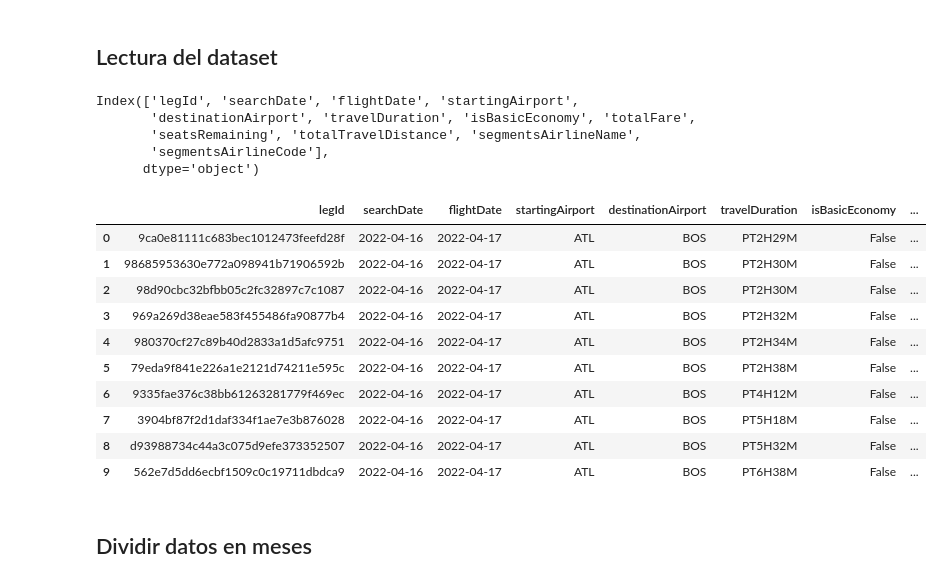
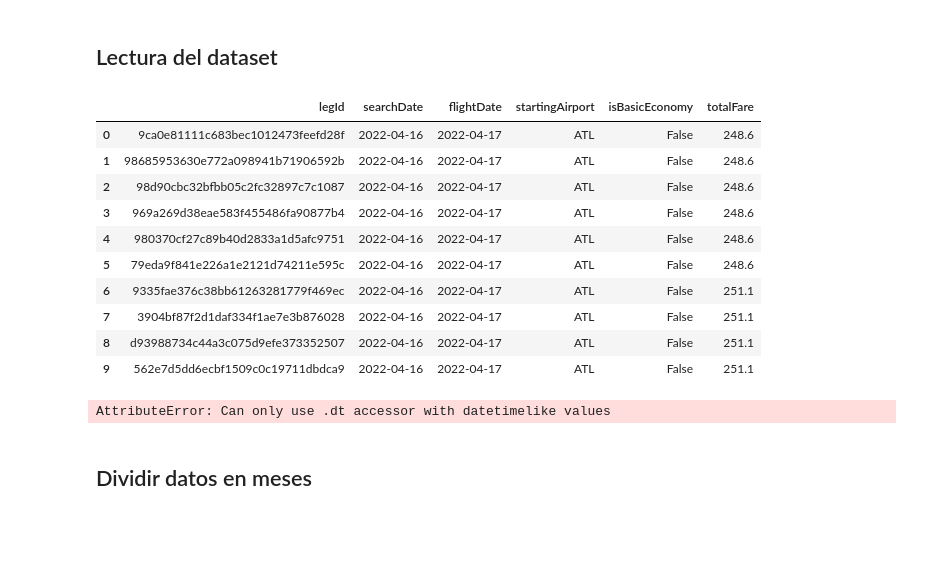
Before and after one commit to PRegi6/Min, a Jupyter notebook: ProyectoMIN.ipynb, the cells around one changed output. Drawn from its saved outputs; the diff is of its cells as text; code cells hidden in the pictures; blank space fills up the shorter version.

```diff
--- a/ProyectoMIN.ipynb
+++ b/ProyectoMIN.ipynb
@@ -9,7 +10,7 @@ import numpy as np
 ## Rutas
 # %%
 path = './Data/'
-file = 'itineraries_300000_clean.csv'
+file = 'itineraries_clean.csv'
 # %% [markdown]
 ## Limpieza del dataset
 # %%
@@ -47,24 +48,24 @@ data.to_csv(path + finalFile,index=False)
 # %%
 split = lambda x: x.split("||")
 
-data = pd.read_csv(path + file,decimal='.',usecols=columnsSelected,parse_dates=[1,2], converters={'segmentsAirlineName':split, 'segmentsAirlineCode':split})
-arrayNp = data.to_numpy()
-print(data.columns)
+columnsSelected = [ 'legId', 'searchDate', 'flightDate', 'startingAirport',
+    #'destinationAirport', 'travelDuration',
+    'isBasicEconomy', 'totalFare',
+    #'seatsRemaining', 'totalTravelDistance',
+    #'segmentsAirlineName', 'segmentsAirlineCode'
+    ]
+
+data = pd.read_csv(path + file,decimal='.',usecols=columnsSelected, parse_dates=[1,2],)# converters={'segmentsAirlineName':split, 'segmentsAirlineCode':split})
 data[:10]
 # %% [output]
-Index(['legId', 'searchDate', 'flightDate', 'startingAirport',
-       'destinationAirport', 'travelDuration', 'isBasicEconomy', 'totalFare',
-       'seatsRemaining', 'totalTravelDistance', 'segmentsAirlineName',
-       'segmentsAirlineCode'],
-      dtype='object')
-|  | legId | searchDate | flightDate | startingAirport | destinationAirport | travelDuration | isBasicEconomy | ... |
-| 0 | 9ca0e81111c683bec1012473feefd28f | 2022-04-16 | 2022-04-17 | ATL | BOS | PT2H29M | False | ... |
-| 1 | 98685953630e772a098941b71906592b | 2022-04-16 | 2022-04-17 | ATL | BOS | PT2H30M | False | ... |
-| 2 | 98d90cbc32bfbb05c2fc32897c7c1087 | 2022-04-16 | 2022-04-17 | ATL | BOS | PT2H30M | False | ... |
-| 3 | 969a269d38eae583f455486fa90877b4 | 2022-04-16 | 2022-04-17 | ATL | BOS | PT2H32M | False | ... |
-| 4 | 980370cf27c89b40d2833a1d5afc9751 | 2022-04-16 | 2022-04-17 | ATL | BOS | PT2H34M | False | ... |
-| 5 | 79eda9f841e226a1e2121d74211e595c | 2022-04-16 | 2022-04-17 | ATL | BOS | PT2H38M | False | ... |
-| 6 | 9335fae376c38bb61263281779f469ec | 2022-04-16 | 2022-04-17 | ATL | BOS | PT4H12M | False | ... |
-| 7 | 3904bf87f2d1daf334f1ae7e3b876028 | 2022-04-16 | 2022-04-17 | ATL | BOS | PT5H18M | False | ... |
-| 8 | d93988734c44a3c075d9efe373352507 | 2022-04-16 | 2022-04-17 | ATL | BOS | PT5H32M | False | ... |
-| 9 | 562e7d5dd6ecbf1509c0c19711dbdca9 | 2022-04-16 | 2022-04-17 | ATL | BOS | PT6H38M | False | ... |
+|  | legId | searchDate | flightDate | startingAirport | isBasicEconomy | totalFare |
+| 0 | 9ca0e81111c683bec1012473feefd28f | 2022-04-16 | 2022-04-17 | ATL | False | 248.6 |
+| 1 | 98685953630e772a098941b71906592b | 2022-04-16 | 2022-04-17 | ATL | False | 248.6 |
+| 2 | 98d90cbc32bfbb05c2fc32897c7c1087 | 2022-04-16 | 2022-04-17 | ATL | False | 248.6 |
+| 3 | 969a269d38eae583f455486fa90877b4 | 2022-04-16 | 2022-04-17 | ATL | False | 248.6 |
+| 4 | 980370cf27c89b40d2833a1d5afc9751 | 2022-04-16 | 2022-04-17 | ATL | False | 248.6 |
+| 5 | 79eda9f841e226a1e2121d74211e595c | 2022-04-16 | 2022-04-17 | ATL | False | 248.6 |
+| 6 | 9335fae376c38bb61263281779f469ec | 2022-04-16 | 2022-04-17 | ATL | False | 251.1 |
+| 7 | 3904bf87f2d1daf334f1ae7e3b876028 | 2022-04-16 | 2022-04-17 | ATL | False | 251.1 |
+| 8 | d93988734c44a3c075d9efe373352507 | 2022-04-16 | 2022-04-17 | ATL | False | 251.1 |
+| 9 | 562e7d5dd6ecbf1509c0c19711dbdca9 | 2022-04-16 | 2022-04-17 | ATL | False | 251.1 |
@@ -70,0 +74,5 @@ Index(['legId', 'searchDate', 'flightDate', 'startingAirport',
+# %%
+data['searchDate'] = data['searchDate'].dt
+data['flightDate'] = data['flightDate'].dt
+# %% [output]
+AttributeError: Can only use .dt accessor with datetimelike values
```
Also changed, not shown: parts of 7 cells of this notebook, 1 other file.
